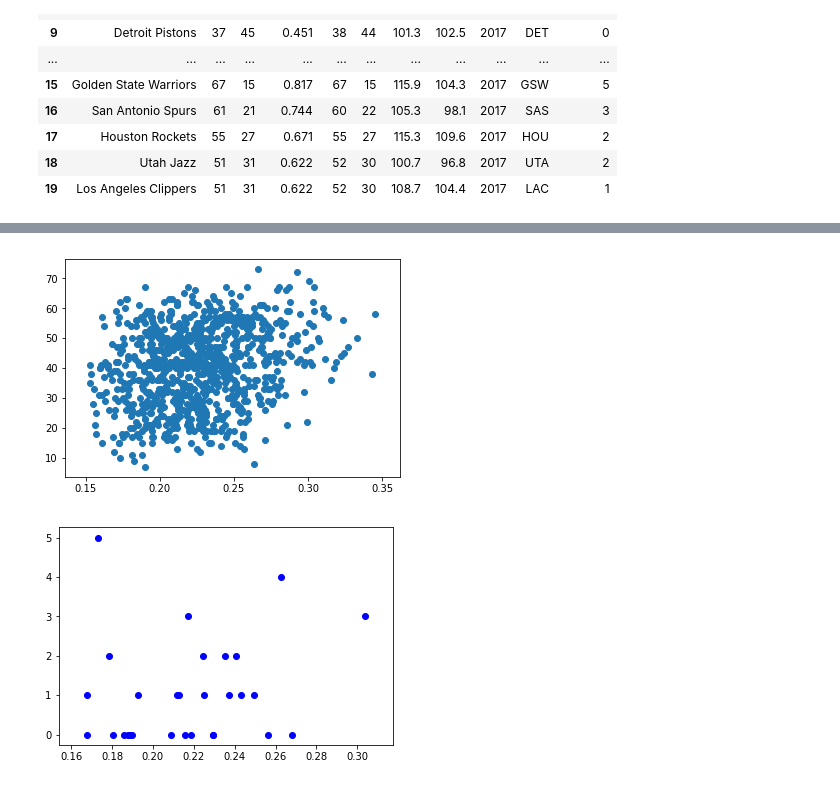
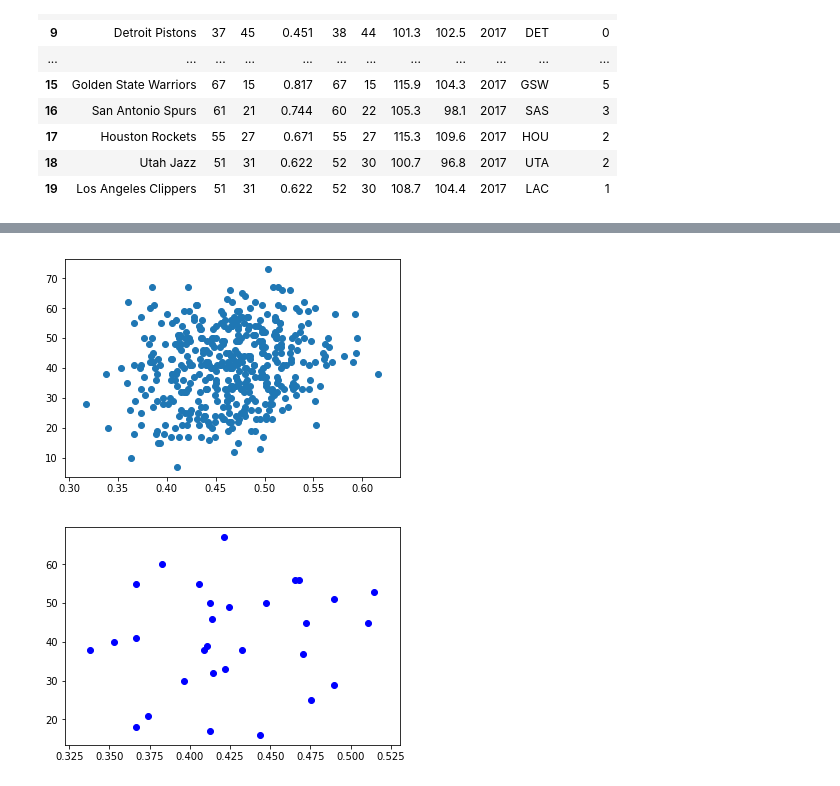
Before and after one commit to dalpert/thesis, a Jupyter notebook: create_ginis.ipynb, the cells around one changed output, grey strips where cells are left out. Saved outputs shown, nothing was run; the diff lists cells and outputs as text; code cells hidden in the pictures.

```diff
--- a/create_ginis.ipynb
+++ b/create_ginis.ipynb
@@ -672,0 +951,17 @@ plt.show()
+# %%
+# Mean by variance
+s_res = pd.read_excel('data/nba_results_with_ginis_vars.xlsx')
+split = 2003
+s_res_recent = s_res[s_res['yr'] >= split]
+s_res_past = s_res[s_res['yr'] < split]
+plt.figure(figsize=(12,6))
+#plt.scatter(s_res_past['avg_gini_5'], s_res_past['playoffs'], c='r')
+#plt.scatter(s_res_recent['avg_gini_9'], s_res_recent['var_gini_9'], c=s_res_recent['playoffs'])
+plt.scatter(s_res_recent['var_gini_9'], s_res_recent['playoffs'], c='b')
+plt.yticks( range(6), ('No playoffs', 'Lost in first round', 'Lost in second round',
+                       'Lost in conference finals', 'Lost in finals', 'Champion') )
+#plt.ylabel('')
+plt.xlabel('Gini coefficient variance')
+plt.title('Gini Variance vs. Playoff Success')
+plt.savefig('plots/var_vs_playoff.png')
+plt.show()
@@ -673,6 +970,6 @@ plt.show()
 # %%
-plt.scatter(s_res['avg_gini'], s_res['W'])
+plt.scatter(s_res_recent['avg_gini_9'], s_res_recent['W'])
 plt.show()
 # %% [output]
-[figure, old version]
+[figure, new version]
 # %%
@@ -680,5 +977,5 @@ s2017 = s_res[s_res['yr'] == 2014]
 # %%
-plt.scatter(s2017['avg_gini'], s2017['playoffs'], c='b')
+plt.scatter(s2017['avg_gini_9'], s2017['W'], c='b')
 plt.show()
 # %% [output]
-[figure, old version]
+[figure, new version]
```
Also changed, not shown: parts of 56 cells of this notebook, 8 other files.
